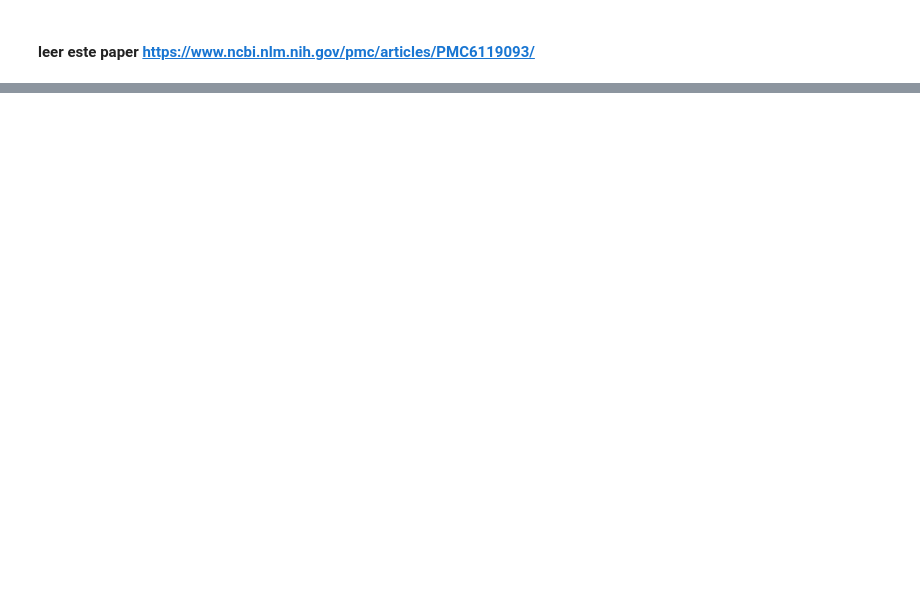
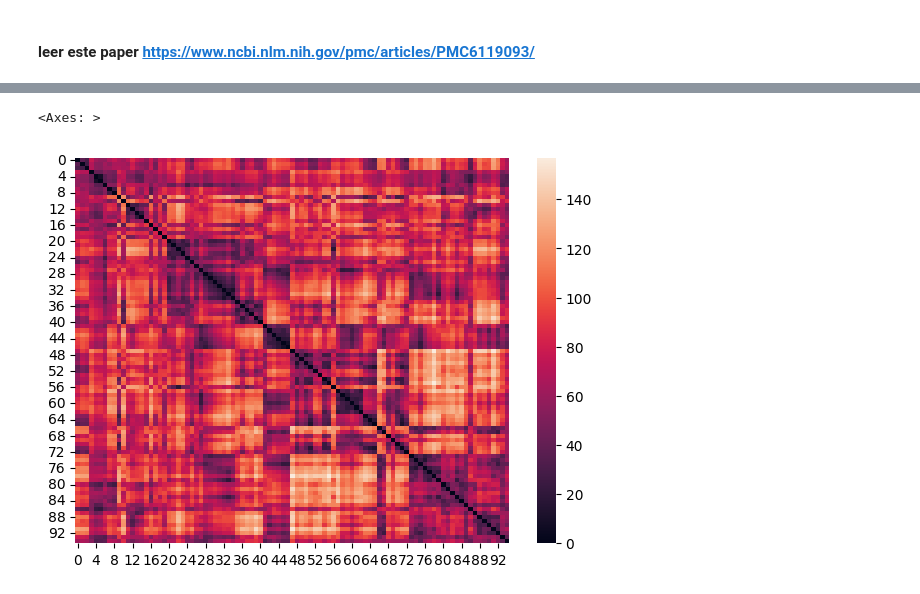
Before and after one commit to compneurobilbao/bha2, a Jupyter notebook: notebooks/08-transcriptomics.ipynb, the cells around one changed output, grey strips where cells are left out. Drawn from its saved outputs; the diff is of its cells as text; code cells hidden in the pictures; blank space fills up the shorter version.

```diff
--- a/notebooks/08-transcriptomics.ipynb
+++ b/notebooks/08-transcriptomics.ipynb
@@ -21,3 +24,34 @@ from ni_functions import *
 # %%
 project_path = "/workspaces/bha2"
 conn_size = 2165
+# %%
+opt_gamma = 0.7
+lvl = 95
+
+tree = json.loads(
+    open(
+        os.path.join(
+            project_path,
+            "data",
+            "results",
+            "n" + str(conn_size),
+            "tree_g_" + str(opt_gamma) + ".json",
+        )
+    ).read()
+)
+level, labels = level_from_tree(tree, lvl)
+# %%
+roi_heights = nib.load(os.path.join(
+        project_path,
+        "data",
+        "results",
+        "n" + str(conn_size),
+        "roi_breaks_heights.nii.gz",
+    )).get_fdata()
+atlas = nib.load(os.path.join(
+        project_path,
+        "data",
+        "results",
+        "n" + str(conn_size),
+        "initial_partition.nii.gz",
+    ))
@@ -24,3 +77,16 @@ conn_size = 2165
+# %%
+plt.rcParams['figure.figsize'] = [7, 5]
+distance_matrix = np.zeros((len(level), len(level)))
+for idx_i, mod_i in enumerate(level):
+    for idx_j, mod_j in enumerate(level):
+        if idx_i == idx_j:
+            distance_matrix[idx_i, idx_j] = 0
+        else:
+            distance_matrix[idx_i, idx_j] = distance_between_modules(np.array(mod_i)+1, np.array(mod_j)+1, atlas)
+sns.heatmap(distance_matrix)
+# %% [output]
+<Axes: >
+[figure, added]
 # %%
 atlas_name = "craddock_" + str(conn_size) + ".nii.gz"
 atlas = nib.load(os.path.join(project_path, "brain_templates", atlas_name))
```
Also changed, not shown: parts of 22 cells of this notebook, 14 other files.
